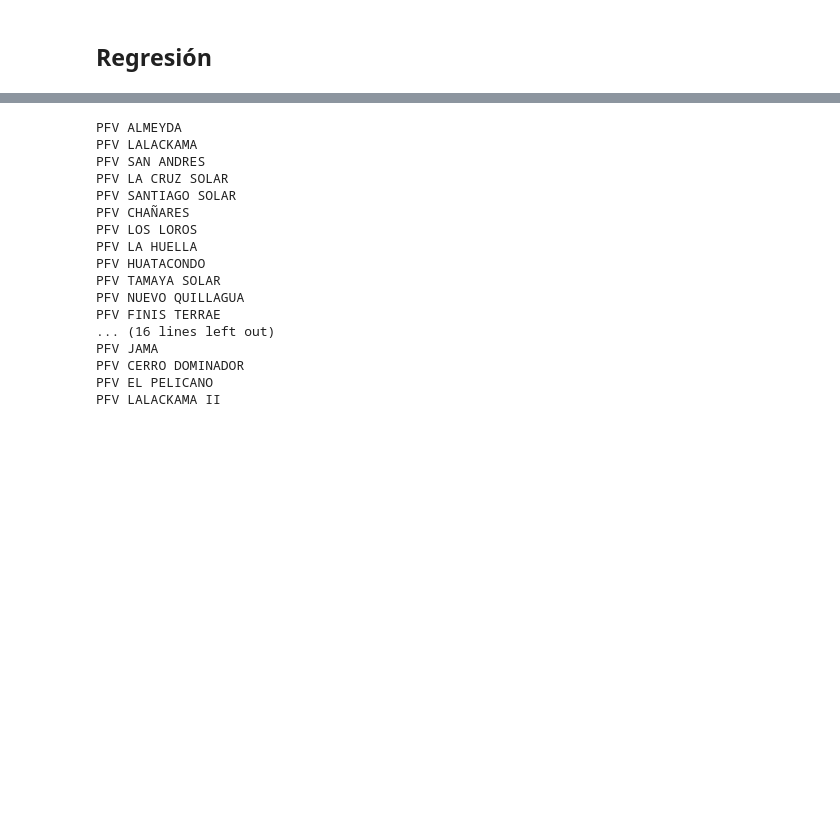
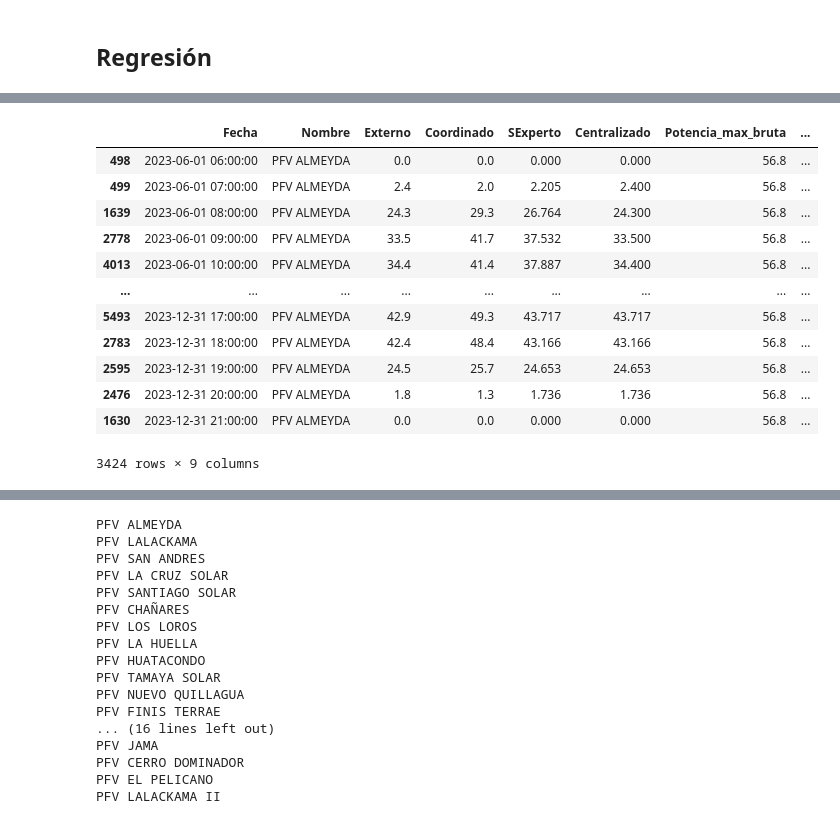
Before and after one commit to Ismael-Rods/Memoria, a Jupyter notebook: regresión _lineal.ipynb, the cells around one changed output, grey strips where cells are left out. Drawn from its saved outputs; the diff is of its cells as text; code cells hidden in the pictures; blank space fills up the shorter version.

```diff
--- a/regresión _lineal.ipynb
+++ b/regresión _lineal.ipynb
@@ -981,0 +982,16 @@ NameError: name 'consolidado' is not defined
+# %%
+consolidado['PFV ALMEYDA']['datos_central'].iloc[(consolidado['PFV ALMEYDA']['parametros']['num_dias_entrenamiento']+31)*int(consolidado['PFV ALMEYDA']['parametros']['filas_por_dia']):]
+# %% [output]
+|  | Fecha | Nombre | Externo | Coordinado | SExperto | Centralizado | Potencia_max_bruta | ... |
+| 498 | 2023-06-01 06:00:00 | PFV ALMEYDA | 0.0 | 0.0 | 0.000 | 0.000 | 56.8 | ... |
+| 499 | 2023-06-01 07:00:00 | PFV ALMEYDA | 2.4 | 2.0 | 2.205 | 2.400 | 56.8 | ... |
+| 1639 | 2023-06-01 08:00:00 | PFV ALMEYDA | 24.3 | 29.3 | 26.764 | 24.300 | 56.8 | ... |
+| 2778 | 2023-06-01 09:00:00 | PFV ALMEYDA | 33.5 | 41.7 | 37.532 | 33.500 | 56.8 | ... |
+| 4013 | 2023-06-01 10:00:00 | PFV ALMEYDA | 34.4 | 41.4 | 37.887 | 34.400 | 56.8 | ... |
+| ... | ... | ... | ... | ... | ... | ... | ... | ... |
+| 5493 | 2023-12-31 17:00:00 | PFV ALMEYDA | 42.9 | 49.3 | 43.717 | 43.717 | 56.8 | ... |
+| 2783 | 2023-12-31 18:00:00 | PFV ALMEYDA | 42.4 | 48.4 | 43.166 | 43.166 | 56.8 | ... |
+| 2595 | 2023-12-31 19:00:00 | PFV ALMEYDA | 24.5 | 25.7 | 24.653 | 24.653 | 56.8 | ... |
+| 2476 | 2023-12-31 20:00:00 | PFV ALMEYDA | 1.8 | 1.3 | 1.736 | 1.736 | 56.8 | ... |
+| 1630 | 2023-12-31 21:00:00 | PFV ALMEYDA | 0.0 | 0.0 | 0.000 | 0.000 | 56.8 | ... |
+3424 rows × 9 columns
```
Also changed, not shown: parts of 9 cells of this notebook, 1 other file.
